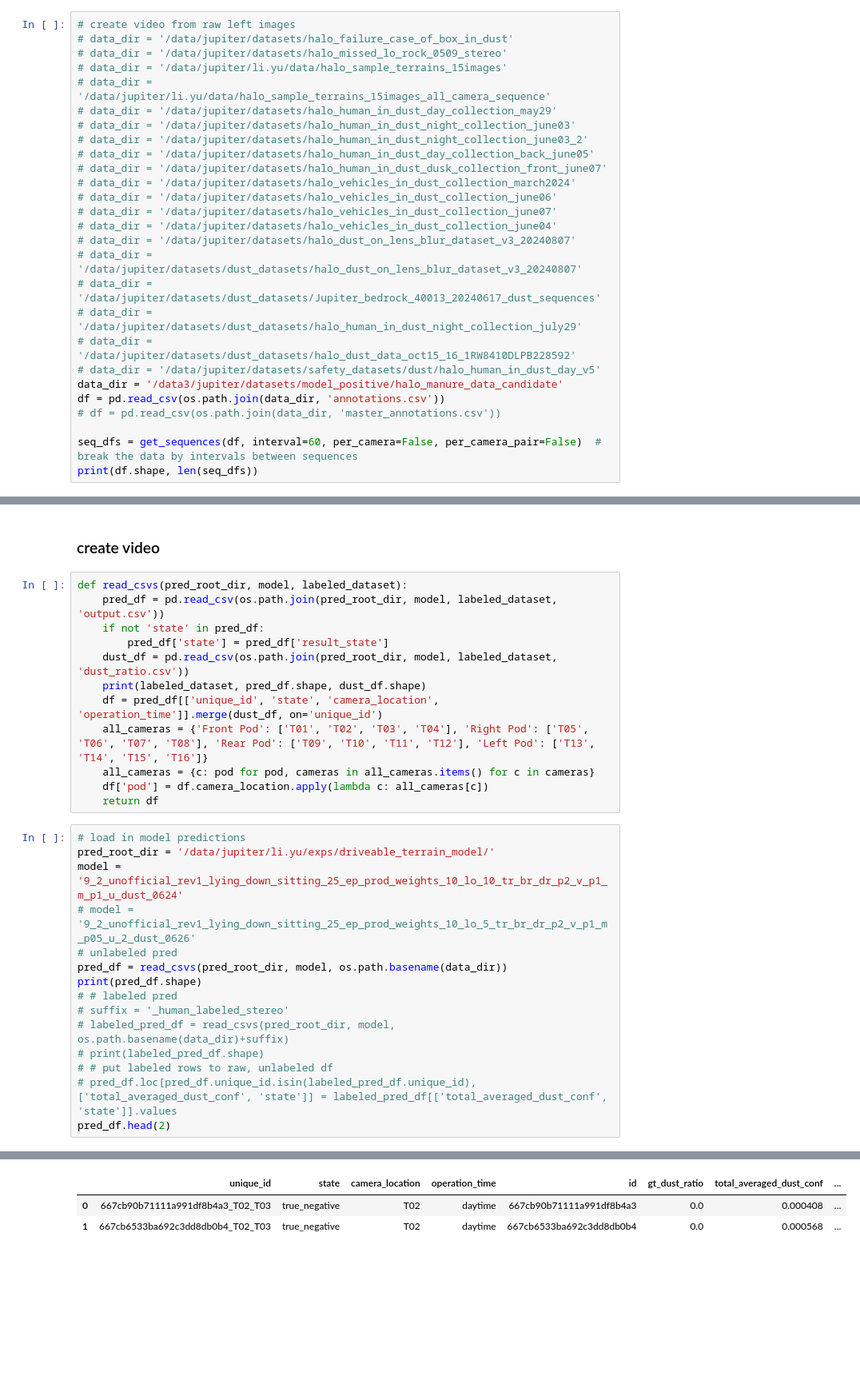
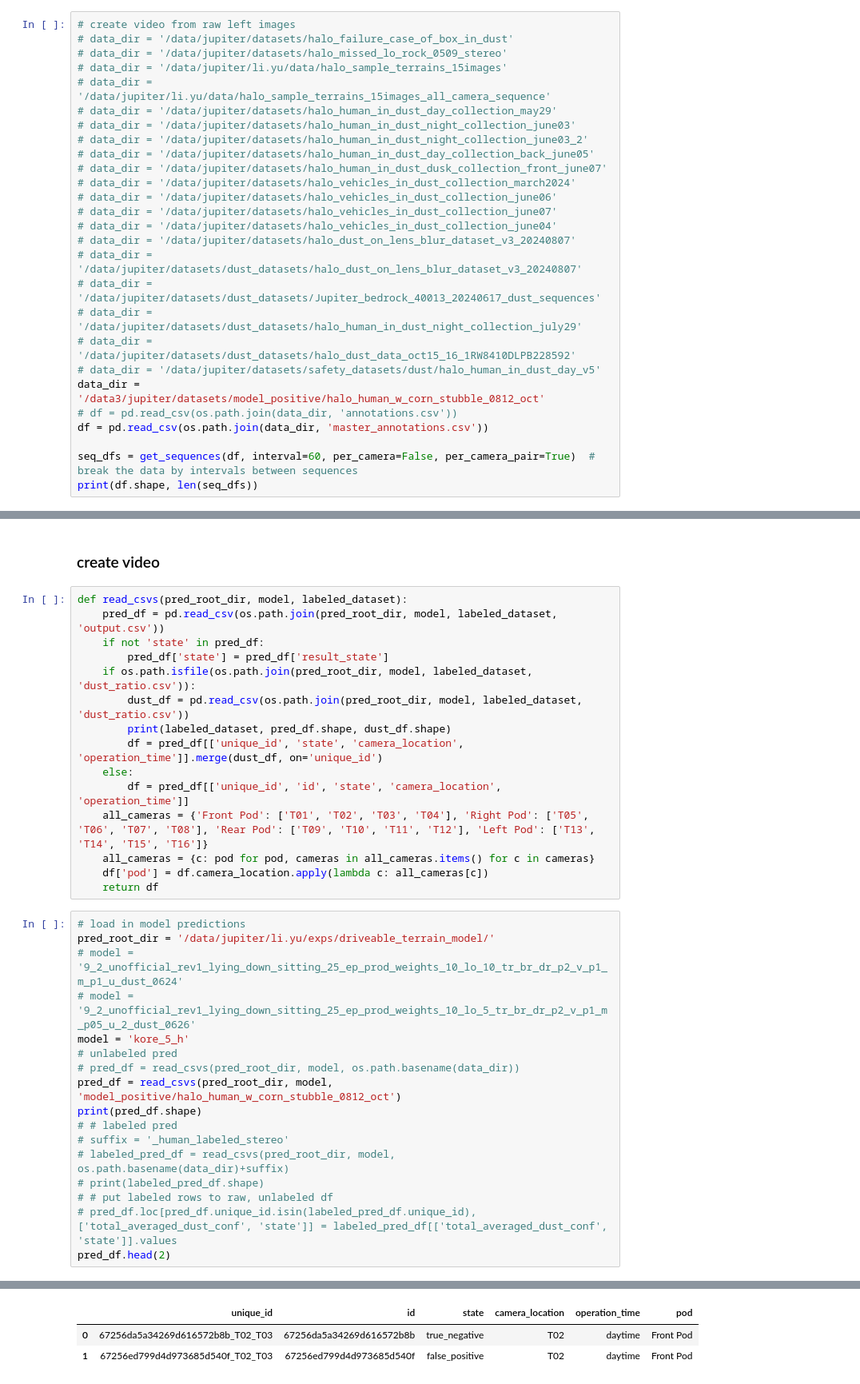
Before and after one commit to liyubrt/notebooks, a Jupyter notebook: create_video.ipynb, the cells around one changed output, grey strips where cells are left out. Shown at 80% size. Cells and saved outputs as stored; diff of their text form; blank space fills up the shorter version.

```diff
--- a/create_video.ipynb
+++ b/create_video.ipynb
@@ -303,10 +309,10 @@ def create_video(ids, pred_dir, video_name, read_func=read_saved_frame, fps=2):
 # data_dir = '/data/jupiter/datasets/dust_datasets/halo_human_in_dust_night_collection_july29'
 # data_dir = '/data/jupiter/datasets/dust_datasets/halo_dust_data_oct15_16_1RW8410DLPB228592'
 # data_dir = '/data/jupiter/datasets/safety_datasets/dust/halo_human_in_dust_day_v5'
-data_dir = '/data3/jupiter/datasets/model_positive/halo_manure_data_candidate'
-df = pd.read_csv(os.path.join(data_dir, 'annotations.csv'))
-# df = pd.read_csv(os.path.join(data_dir, 'master_annotations.csv'))
+data_dir = '/data3/jupiter/datasets/model_positive/halo_human_w_corn_stubble_0812_oct'
+# df = pd.read_csv(os.path.join(data_dir, 'annotations.csv'))
+df = pd.read_csv(os.path.join(data_dir, 'master_annotations.csv'))
 
-seq_dfs = get_sequences(df, interval=60, per_camera=False, per_camera_pair=False)  # break the data by intervals between sequences
+seq_dfs = get_sequences(df, interval=60, per_camera=False, per_camera_pair=True)  # break the data by intervals between sequences
 print(df.shape, len(seq_dfs))
 # %% [output]
@@ -829,9 +927,12 @@ def read_csvs(pred_root_dir, model, labeled_dataset):
     pred_df = pd.read_csv(os.path.join(pred_root_dir, model, labeled_dataset, 'output.csv'))
     if not 'state' in pred_df:
         pred_df['state'] = pred_df['result_state']
-    dust_df = pd.read_csv(os.path.join(pred_root_dir, model, labeled_dataset, 'dust_ratio.csv'))
-    print(labeled_dataset, pred_df.shape, dust_df.shape)
-    df = pred_df[['unique_id', 'state', 'camera_location', 'operation_time']].merge(dust_df, on='unique_id')
+    if os.path.isfile(os.path.join(pred_root_dir, model, labeled_dataset, 'dust_ratio.csv')):
+        dust_df = pd.read_csv(os.path.join(pred_root_dir, model, labeled_dataset, 'dust_ratio.csv'))
+        print(labeled_dataset, pred_df.shape, dust_df.shape)
+        df = pred_df[['unique_id', 'state', 'camera_location', 'operation_time']].merge(dust_df, on='unique_id')
+    else:
+        df = pred_df[['unique_id', 'id', 'state', 'camera_location', 'operation_time']]
     all_cameras = {'Front Pod': ['T01', 'T02', 'T03', 'T04'], 'Right Pod': ['T05', 'T06', 'T07', 'T08'], 'Rear Pod': ['T09', 'T10', 'T11', 'T12'], 'Left Pod': ['T13', 'T14', 'T15', 'T16']}
     all_cameras = {c: pod for pod, cameras in all_cameras.items() for c in cameras}
     df['pod'] = df.camera_location.apply(lambda c: all_cameras[c])
@@ -839,10 +940,12 @@ def read_csvs(pred_root_dir, model, labeled_dataset):
 # %%
 # load in model predictions
 pred_root_dir = '/data/jupiter/li.yu/exps/driveable_terrain_model/'
-model = '9_2_unofficial_rev1_lying_down_sitting_25_ep_prod_weights_10_lo_10_tr_br_dr_p2_v_p1_m_p1_u_dust_0624'
+# model = '9_2_unofficial_rev1_lying_down_sitting_25_ep_prod_weights_10_lo_10_tr_br_dr_p2_v_p1_m_p1_u_dust_0624'
 # model = '9_2_unofficial_rev1_lying_down_sitting_25_ep_prod_weights_10_lo_5_tr_br_dr_p2_v_p1_m_p05_u_2_dust_0626'
+model = 'kore_5_h'
 # unlabeled pred
-pred_df = read_csvs(pred_root_dir, model, os.path.basename(data_dir))
+# pred_df = read_csvs(pred_root_dir, model, os.path.basename(data_dir))
+pred_df = read_csvs(pred_root_dir, model, 'model_positive/halo_human_w_corn_stubble_0812_oct')
 print(pred_df.shape)
 # # labeled pred
 # suffix = '_human_labeled_stereo'
@@ -857,6 +964,6 @@ Jupiter_bedrock_40013_20240617_dust_sequences (6207, 24) (1552, 7)
-|  | unique_id | state | camera_location | operation_time | id | gt_dust_ratio | total_averaged_dust_conf | ... |
-| 0 | 667cb90b71111a991df8b4a3_T02_T03 | true_negative | T02 | daytime | 667cb90b71111a991df8b4a3 | 0.0 | 0.000408 | ... |
-| 1 | 667cb6533ba692c3dd8db0b4_T02_T03 | true_negative | T02 | daytime | 667cb6533ba692c3dd8db0b4 | 0.0 | 0.000568 | ... |
+|  | unique_id | id | state | camera_location | operation_time | pod |
+| 0 | 67256da5a34269d616572b8b_T02_T03 | 67256da5a34269d616572b8b | true_negative | T02 | daytime | Front Pod |
+| 1 | 67256ed799d4d973685d540f_T02_T03 | 67256ed799d4d973685d540f | false_positive | T02 | daytime | Front Pod |
 # %%
 seq_df = seq_dfs[6]
 pred_seq_df = pred_df[pred_df.id.isin(seq_df.id)]
```
Also changed, not shown: parts of 11 cells of this notebook, 3 other files.
